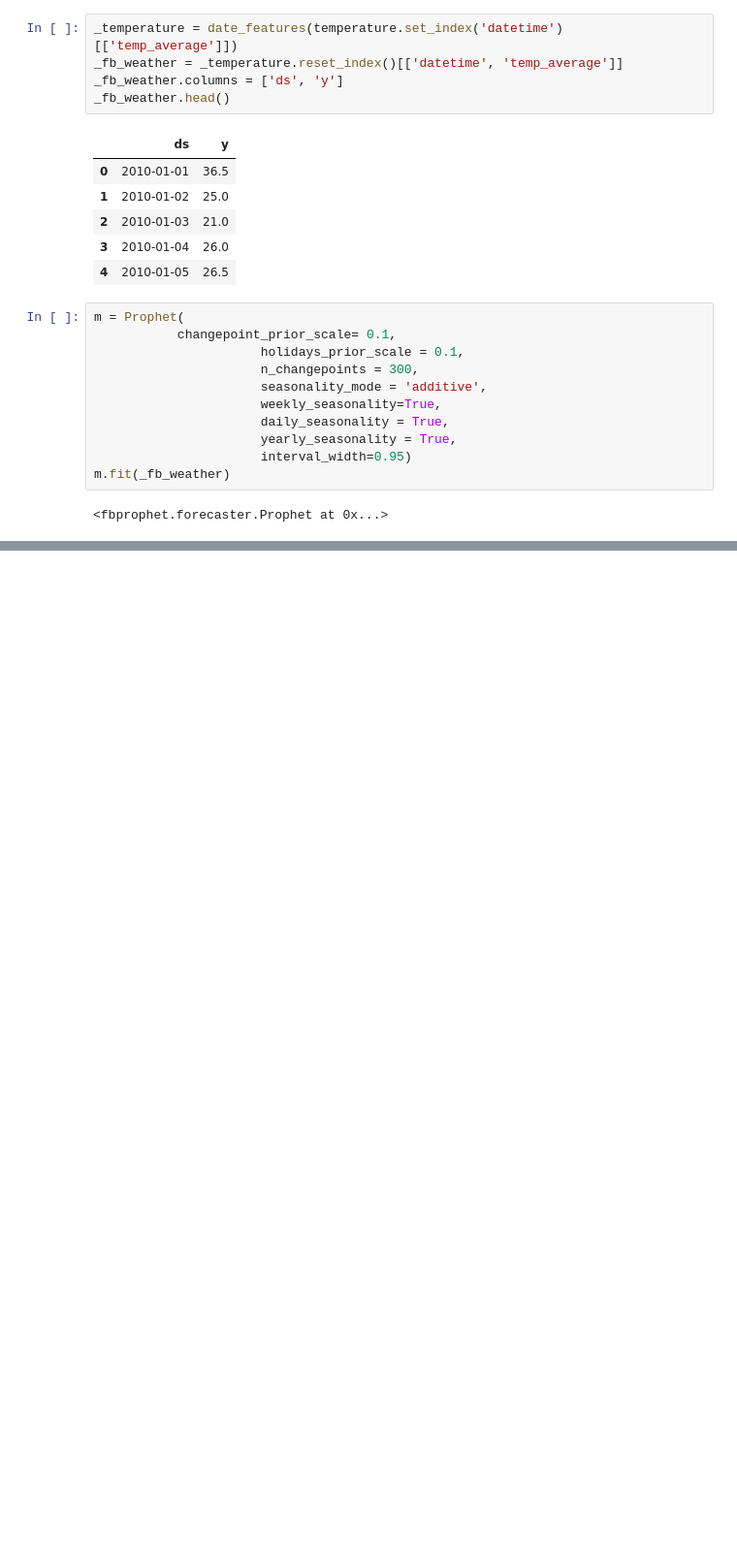
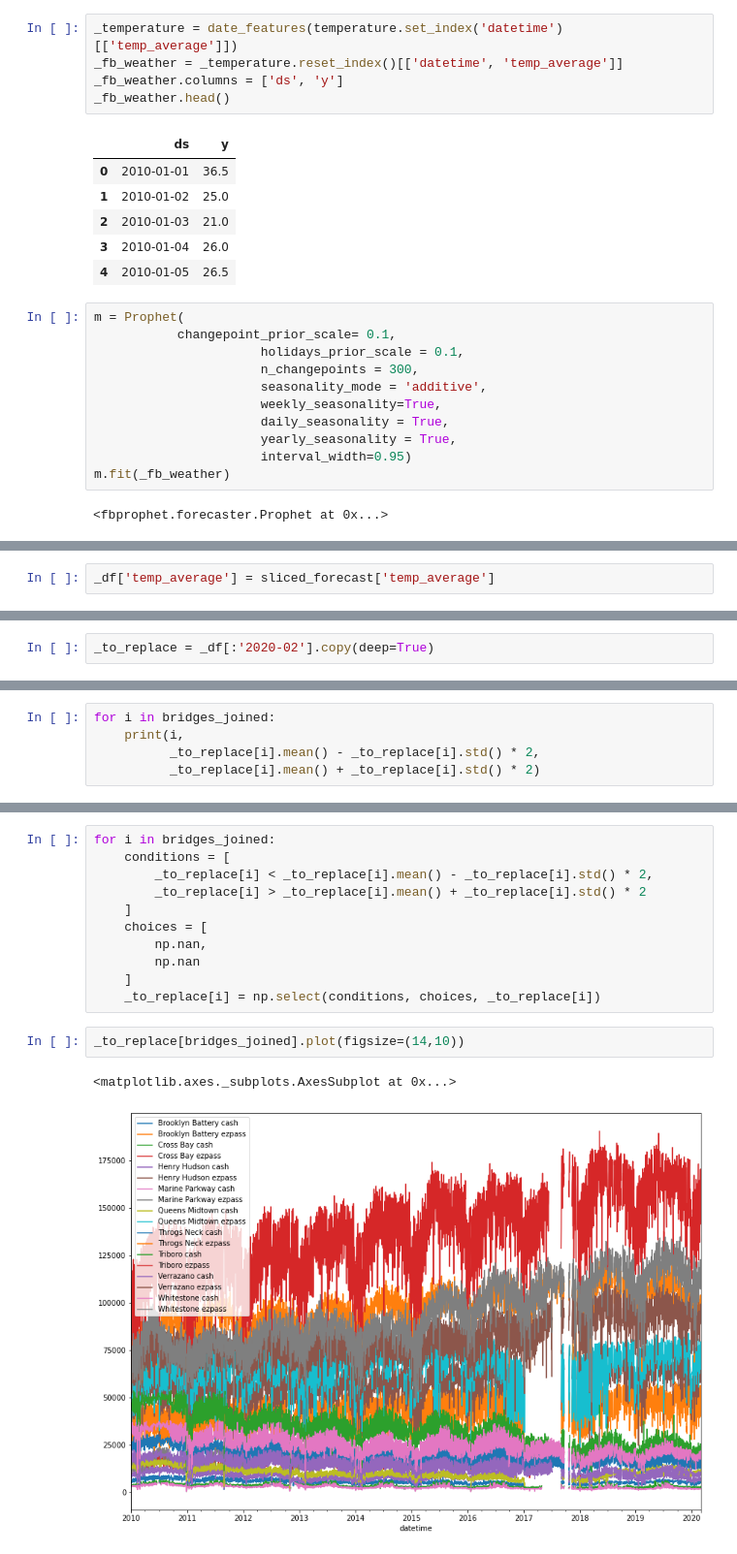
Before and after one commit to albertum1/Time_Series_MTABT, a Jupyter notebook: MTABT_Preprocessing.ipynb, the cells around one changed output, grey strips where cells are left out. Shown at 97% size. Cells and saved outputs as stored; diff of their text form; blank space fills up the shorter version.

```diff
--- a/MTABT_Preprocessing.ipynb
+++ b/MTABT_Preprocessing.ipynb
@@ -491,0 +245,2 @@ _albert
+# %%
+_df['temp_average'] = sliced_forecast['temp_average']
@@ -491,0 +262,2 @@ _albert
+# %%
+_to_replace = _df[:'2020-02'].copy(deep=True)
@@ -491,0 +281,5 @@ _albert
+# %%
+for i in bridges_joined:
+    print(i,
+          _to_replace[i].mean() - _to_replace[i].std() * 2,
+          _to_replace[i].mean() + _to_replace[i].std() * 2)
@@ -491,0 +305,16 @@ _albert
+# %%
+for i in bridges_joined:
+    conditions = [
+        _to_replace[i] < _to_replace[i].mean() - _to_replace[i].std() * 2,
+        _to_replace[i] > _to_replace[i].mean() + _to_replace[i].std() * 2
+    ]
+    choices = [
+        np.nan,
+        np.nan
+    ]
+    _to_replace[i] = np.select(conditions, choices, _to_replace[i])
+# %%
+_to_replace[bridges_joined].plot(figsize=(14,10))
+# %% [output]
+<matplotlib.axes._subplots.AxesSubplot at 0x...>
+[figure, added]
```
Also changed, not shown: parts of 106 cells of this notebook.
